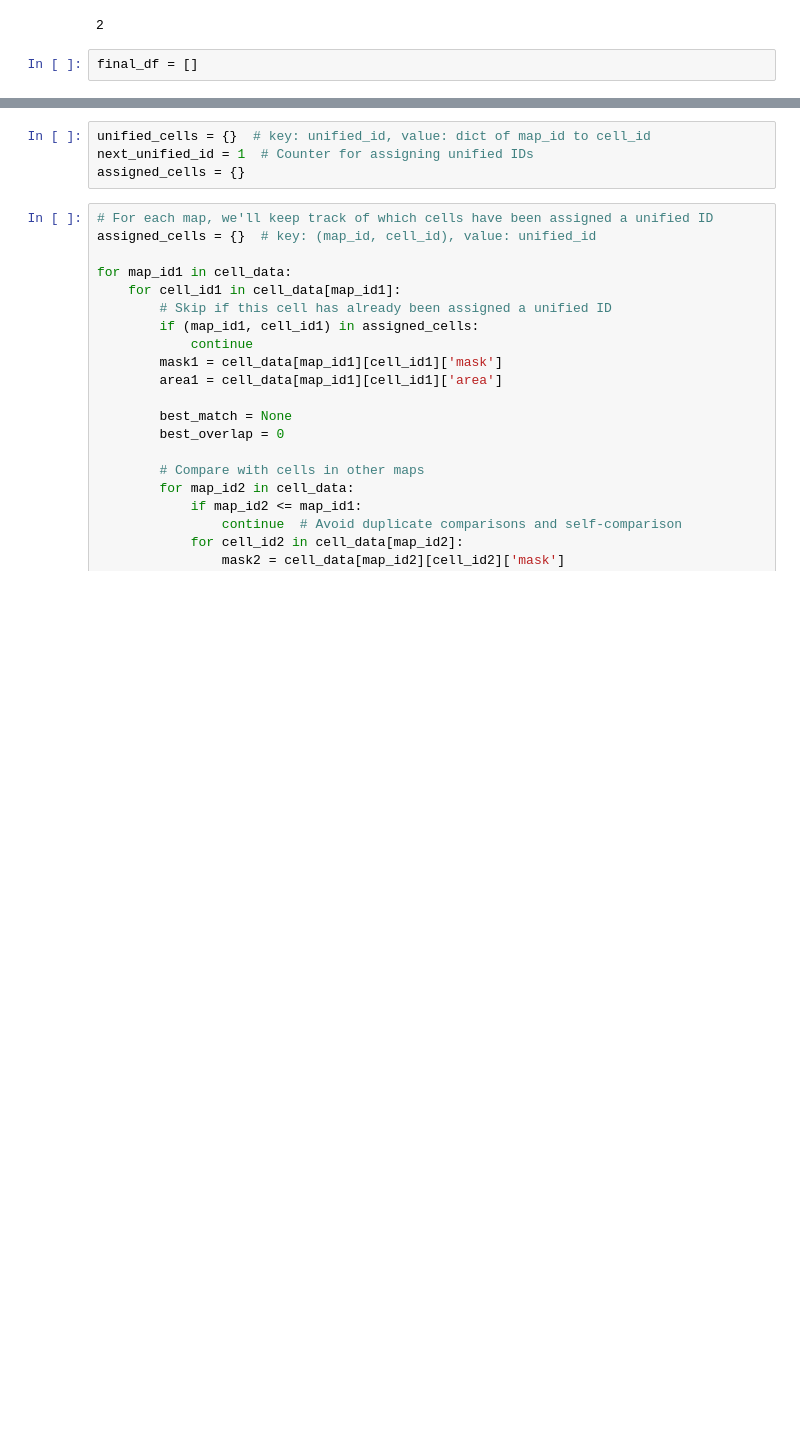
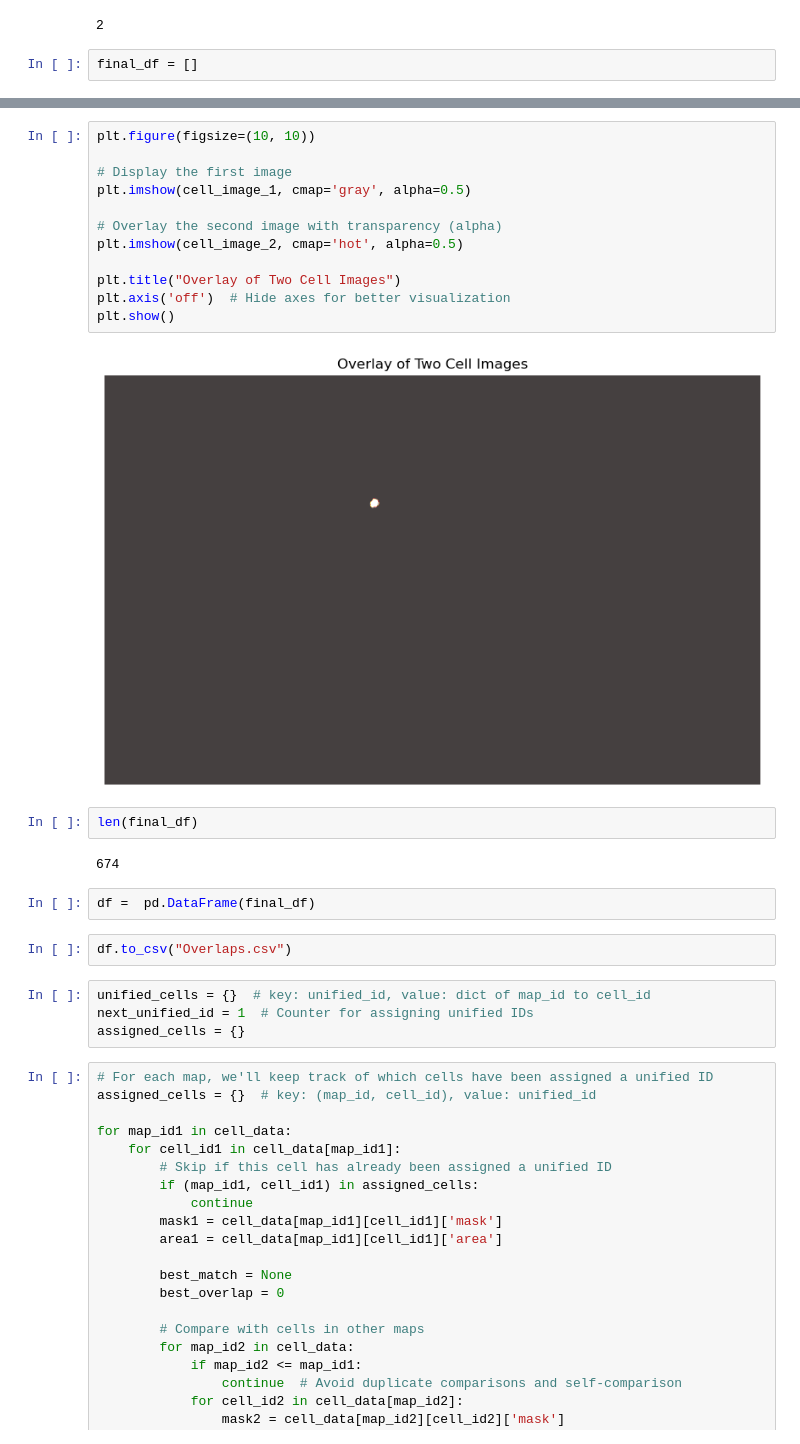
Before and after one commit to akorada08/Cell_Overlap, a Jupyter notebook: Cell_Overlap.ipynb, the cells around one changed output, grey strips where cells are left out. Drawn from its saved outputs; the diff is of its cells as text; blank space fills up the shorter version.

```diff
--- a/Cell_Overlap.ipynb
+++ b/Cell_Overlap.ipynb
@@ -118,3 +182,25 @@ for uni_id in range(total_cells):
+# %%
+plt.figure(figsize=(10, 10))
+
+# Display the first image
+plt.imshow(cell_image_1, cmap='gray', alpha=0.5)
+
+# Overlay the second image with transparency (alpha)
+plt.imshow(cell_image_2, cmap='hot', alpha=0.5)
+
+plt.title("Overlay of Two Cell Images")
+plt.axis('off')  # Hide axes for better visualization
+plt.show()
+# %% [output]
+[figure, added]
+# %%
+len(final_df)
+# %% [output]
+674
+# %%
+df =  pd.DataFrame(final_df)
+# %%
+df.to_csv("Overlaps.csv")
 # %%
 unified_cells = {}  # key: unified_id, value: dict of map_id to cell_id
 next_unified_id = 1  # Counter for assigning unified IDs
```
Also changed, not shown: parts of 9 cells of this notebook, 1 other file.
